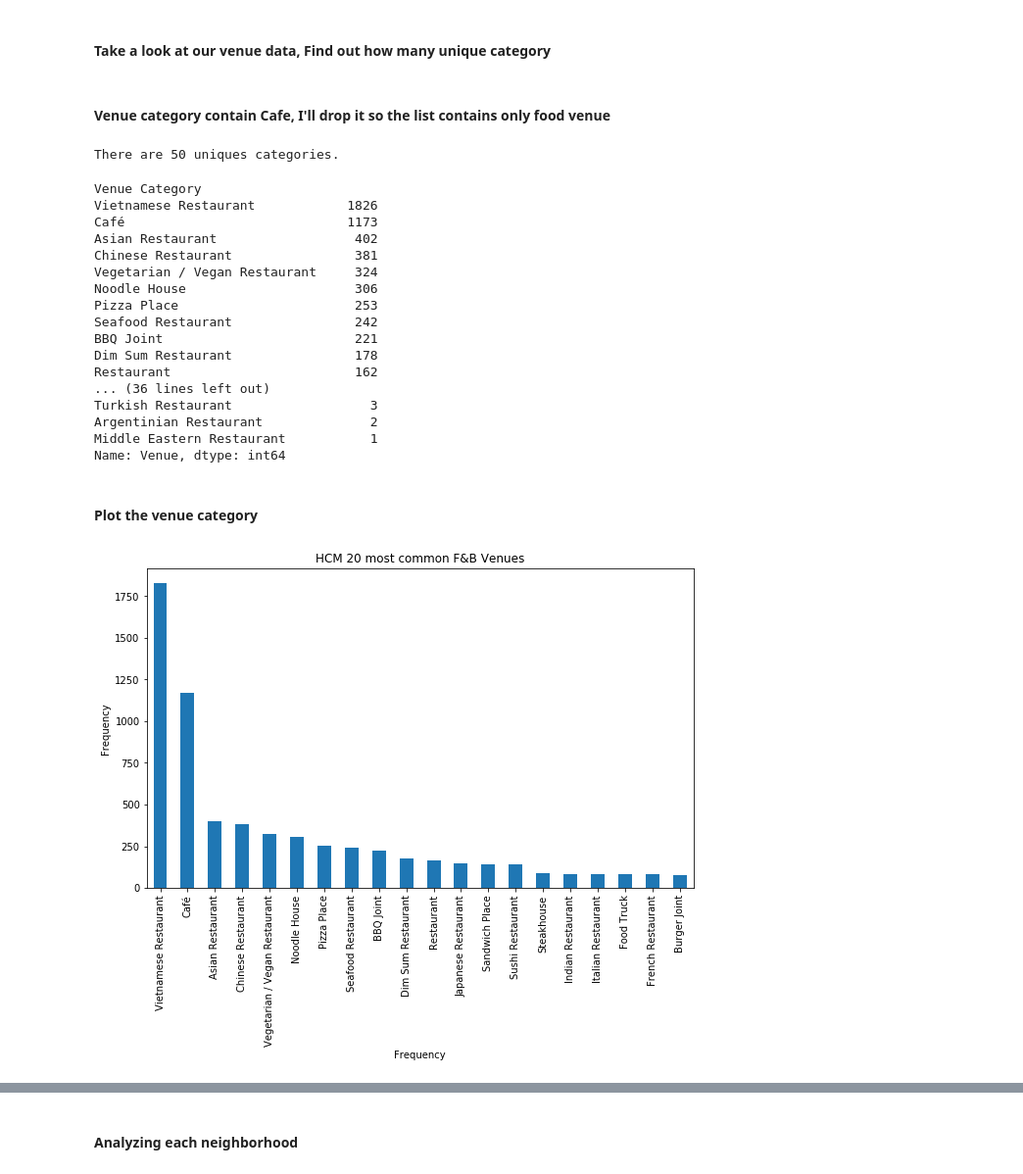
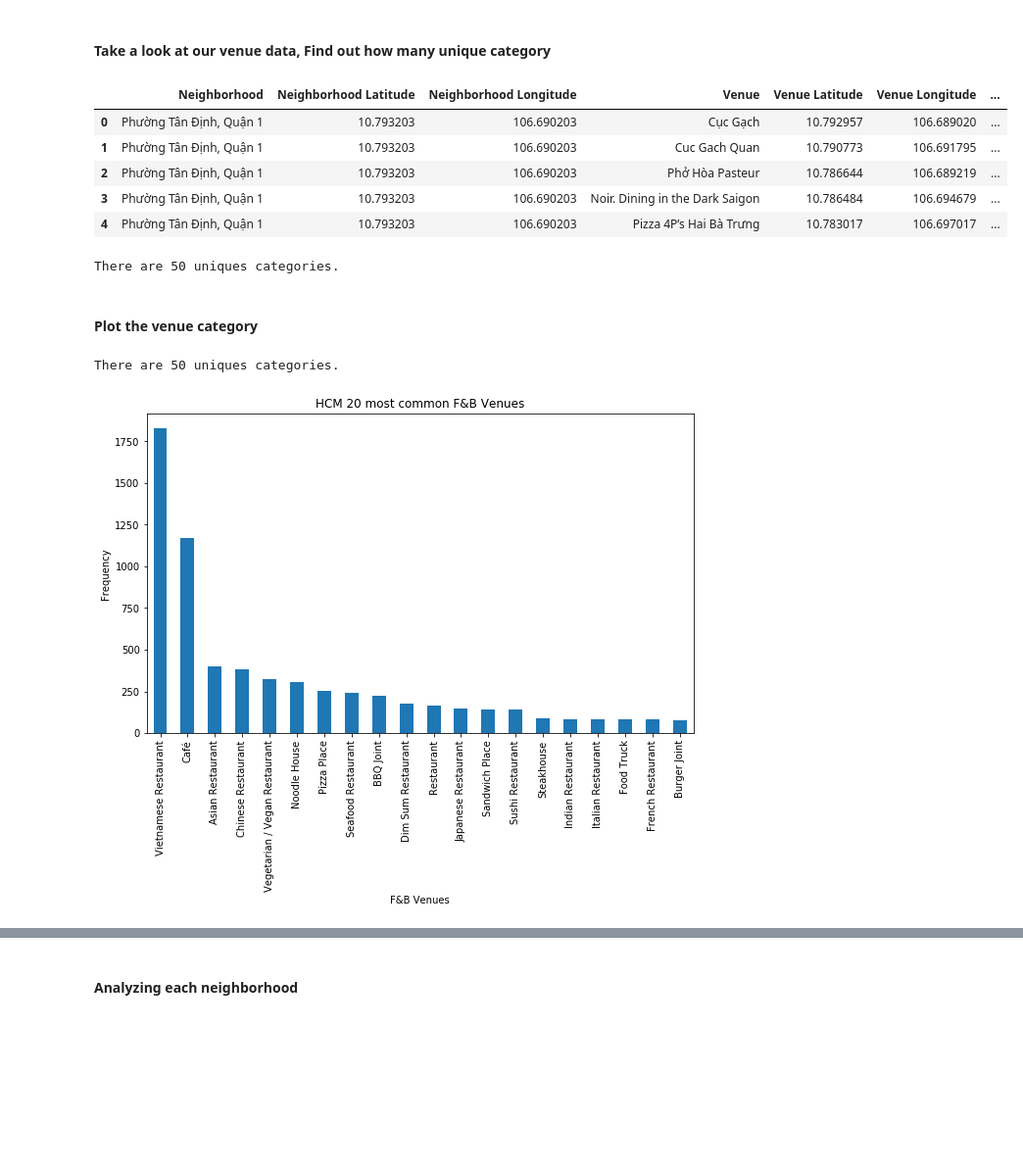
Before and after one commit to Enlin-Ngo/minhngo-capstone, a Jupyter notebook: MinhNgo_Capstone_HCMC.ipynb, the cells around one changed output, grey strips where cells are left out. Shown at 98% size. Saved outputs shown, nothing was run; the diff lists cells and outputs as text; code cells hidden in the pictures; blank space fills up the shorter version.

```diff
--- a/MinhNgo_Capstone_HCMC.ipynb
+++ b/MinhNgo_Capstone_HCMC.ipynb
@@ -319,46 +329,34 @@ file saved!
 #### Take a look at our venue data, Find out how many unique category
 # %%
 backup_venues = hcm_venues.copy()
-# %% [markdown]
-#### Venue category contain Cafe, I'll drop it so the list contains only food venue
 # %%
 hcm_venues=backup_venues.copy()
 #hcm_venues = hcm_venues[~hcm_venues['Venue Category'].str.contains("Café")]
+hcm_venues.head()
+# %% [output]
+|  | Neighborhood | Neighborhood Latitude | Neighborhood Longitude | Venue | Venue Latitude | Venue Longitude | ... |
+| 0 | Phường Tân Định, Quận 1 | 10.793203 | 106.690203 | Cục Gạch | 10.792957 | 106.689020 | ... |
+| 1 | Phường Tân Định, Quận 1 | 10.793203 | 106.690203 | Cuc Gach Quan | 10.790773 | 106.691795 | ... |
+| 2 | Phường Tân Định, Quận 1 | 10.793203 | 106.690203 | Phở Hòa Pasteur | 10.786644 | 106.689219 | ... |
+| 3 | Phường Tân Định, Quận 1 | 10.793203 | 106.690203 | Noir. Dining in the Dark Saigon | 10.786484 | 106.694679 | ... |
+| 4 | Phường Tân Định, Quận 1 | 10.793203 | 106.690203 | Pizza 4P’s Hai Bà Trưng | 10.783017 | 106.697017 | ... |
 # %%
 print('There are {} uniques categories.'.format(len(hcm_venues['Venue Category'].unique())))
 a = hcm_venues.groupby('Venue Category').count()
 a = a['Venue'].sort_values(ascending = False)
-a
 # %% [output]
 There are 50 uniques categories.
-Venue Category
-Vietnamese Restaurant            1826
-Café                             1173
-Asian Restaurant                  402
-Chinese Restaurant                381
-Vegetarian / Vegan Restaurant     324
-Noodle House                      306
-Pizza Place                       253
-Seafood Restaurant                242
-BBQ Joint                         221
-Dim Sum Restaurant                178
-Restaurant                        162
-... (36 lines left out)
-Turkish Restaurant                  3
-Argentinian Restaurant              2
-Middle Eastern Restaurant           1
-Name: Venue, dtype: int64
 # %% [markdown]
 #### Plot the venue category
 # %%
 import matplotlib as mpl
 import matplotlib.pyplot as plt
+print('There are {} uniques categories.'.format(len(hcm_venues['Venue Category'].unique())))
 a.iloc[:20].plot(kind='bar', figsize=(10, 6))
-
-plt.xlabel('Frequency') # add to x-label to the plot
+plt.xlabel('F&B Venues') # add to x-label to the plot
 plt.ylabel('Frequency') # add y-label to the plot
 plt.title('HCM 20 most common F&B Venues') # add title to the plot
-
 plt.show()
 # %% [output]
+There are 50 uniques categories.
 [figure]
```
Also changed, not shown: parts of 10 cells of this notebook.
